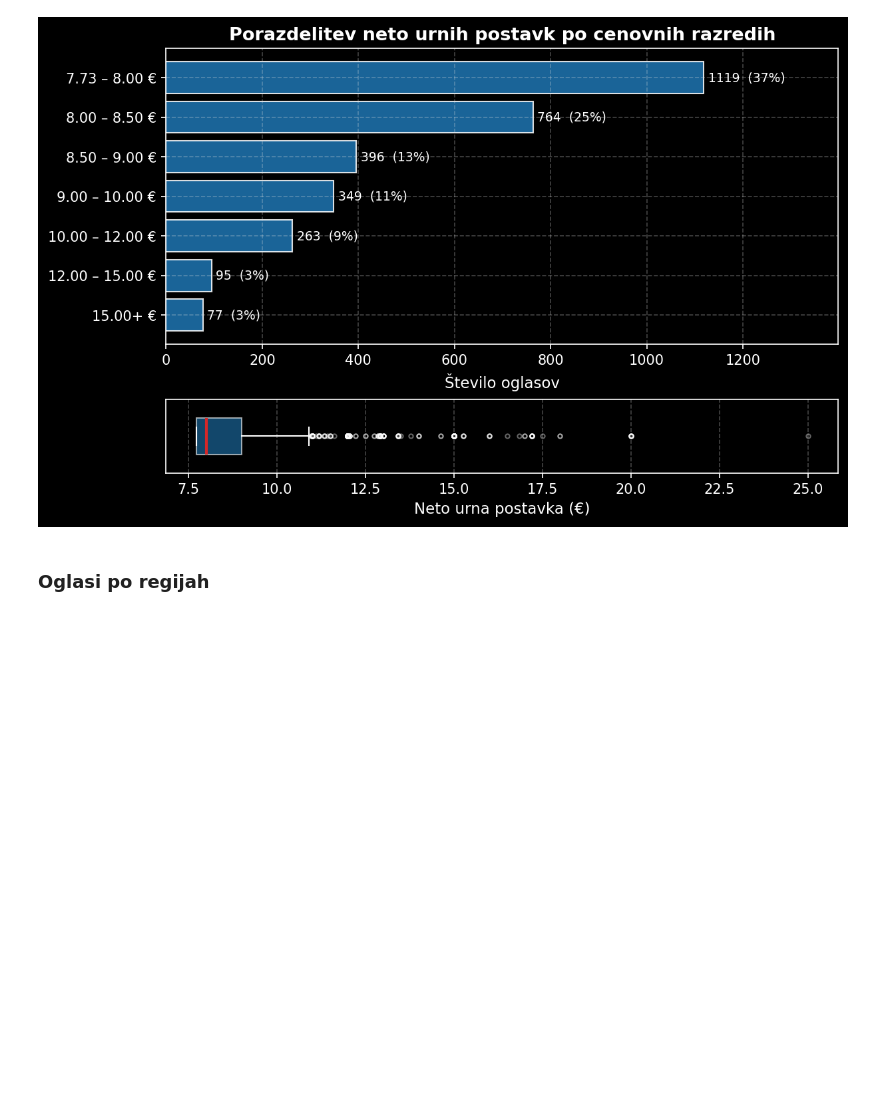
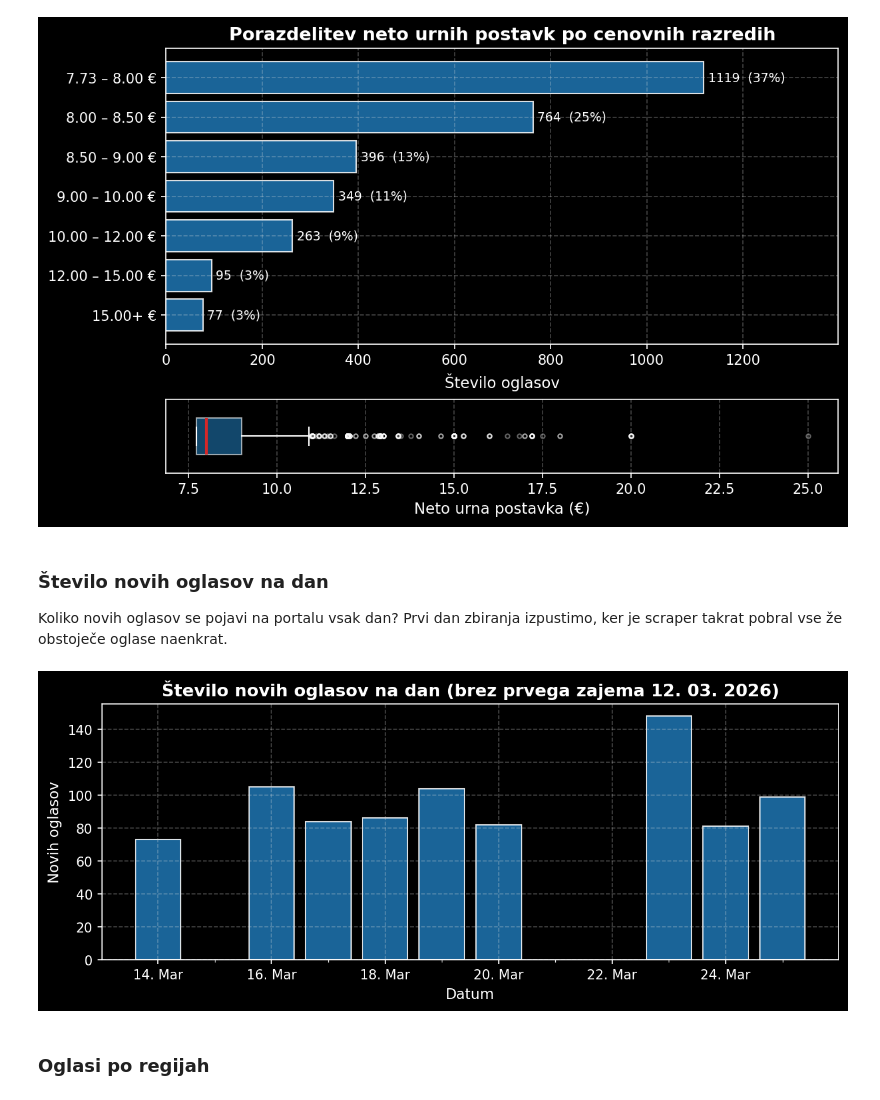
Before and after one commit to svenko99/PR2608, a Jupyter notebook: reports/rezultati.ipynb, the cells around one changed output. Saved outputs shown, nothing was run; the diff lists cells and outputs as text; code cells hidden in the pictures; blank space fills up the shorter version.

Commit message:
Št novih oglasov na dan

```diff
--- a/reports/rezultati.ipynb
+++ b/reports/rezultati.ipynb
@@ -154,6 +156,38 @@ plt.show()
 | 75% | 9.00 |
 | Max | 25.00 |
 [figure]
+# %% [markdown]
+### Število novih oglasov na dan
+
+Koliko novih oglasov se pojavi na portalu vsak dan? Prvi dan zbiranja izpustimo, ker je scraper takrat pobral vse že obstoječe oglase naenkrat.
+# %%
+import matplotlib.dates as mdates
+
+# Število novih oglasov po dnevu (first_seen = kdaj smo oglas prvič videli)
+daily_new = data.groupby(data["first_seen"].dt.date).size()
+
+# Izpustimo prvi dan — takrat je scraper pobral vse obstoječe oglase
+first_day = daily_new.index.min()
+daily_new = daily_new.drop(first_day)
+
+# Pretvorimo datume za matplotlib formatting
+dates = pd.to_datetime(daily_new.index)
+
+fig, ax = plt.subplots(figsize=(10, 3.5))
+ax.bar(dates, daily_new.values, color=COLORS[0], edgecolor="white", alpha=0.85, width=0.8)
+
+# Prikažemo vsak 2. dan kot oznako, format "11. mar"
+ax.xaxis.set_major_locator(mdates.DayLocator(interval=2))
+ax.xaxis.set_major_formatter(mdates.DateFormatter("%-d. %b"))
+ax.xaxis.set_minor_locator(mdates.DayLocator())
+
+ax.set_xlabel("Datum")
+ax.set_ylabel("Novih oglasov")
+ax.set_title(f"Število novih oglasov na dan (brez prvega zajema {first_day:%d. %m. %Y})")
+plt.xticks(rotation=0)
+plt.show()
+# %% [output]
+[figure, added]
 # %% [markdown]
 ### Oglasi po regijah
 # %%
```
Also changed, not shown: parts of 6 cells of this notebook.
